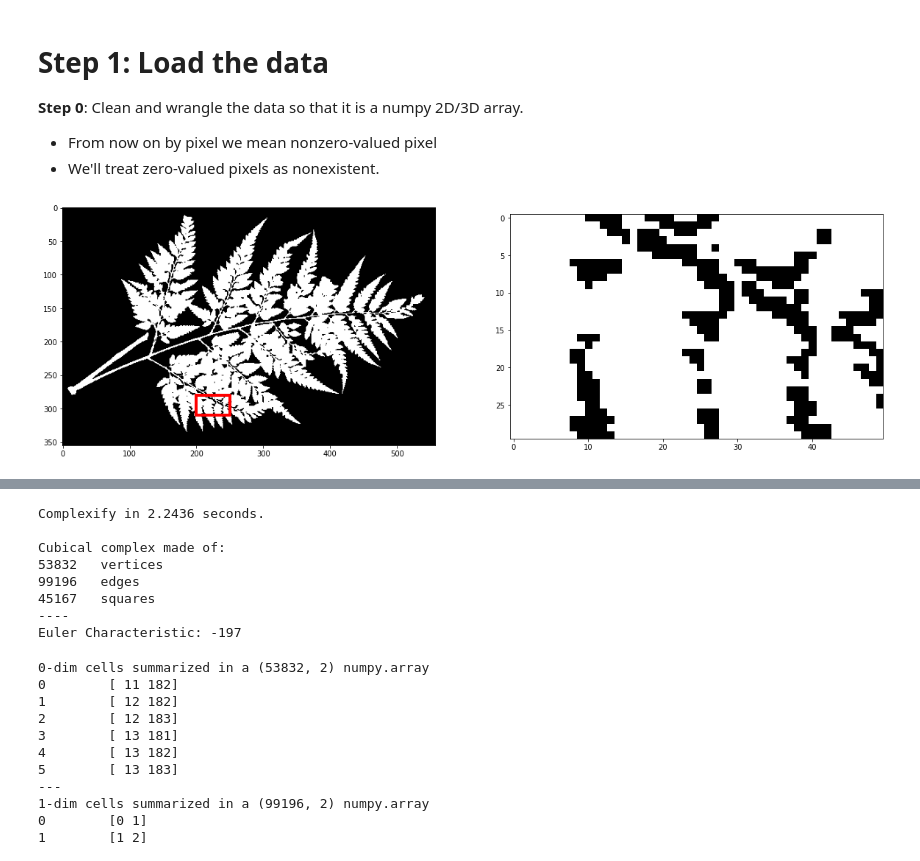
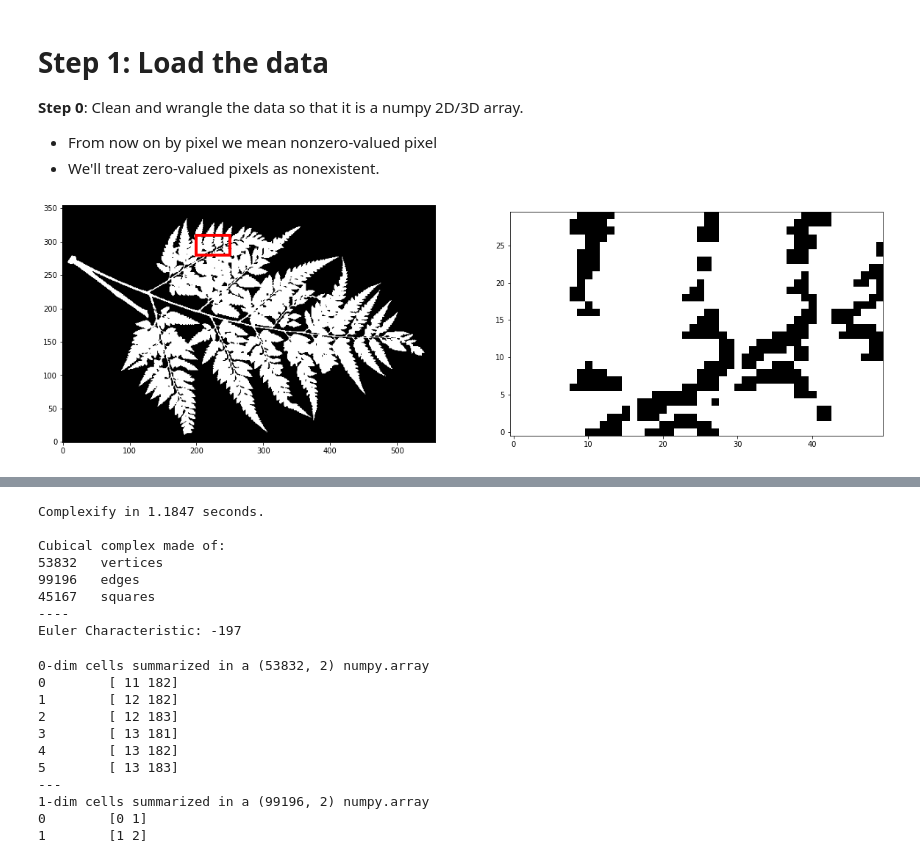
Before and after one commit to amezqui3/demeter, a Jupyter notebook: tutorial/nappn2022_shape_of_things_to_come.ipynb, the cells around one changed output, grey strips where cells are left out. Cells and saved outputs as stored; diff of their text form; code cells hidden in the pictures.

```diff
--- a/tutorial/nappn2022_shape_of_things_to_come.ipynb
+++ b/tutorial/nappn2022_shape_of_things_to_come.ipynb
@@ -565,15 +665,15 @@ import demeter.misc as misc
 - We'll treat zero-valued pixels as nonexistent.
 # %%
 leaf_file = '../example_data/leafbw.tif'
-leaf_img = tf.imread(leaf_file).T
+leaf_img = tf.imread(leaf_file)
 leaf_img[leaf_img > 0] = 1
 
 fig, ax = plt.subplots(1,2,figsize=(20,6))
-ax[0].imshow(leaf_img, cmap='gray');
+ax[0].imshow(leaf_img.T, cmap='gray', origin='lower');
 ax[0].plot([200,200,250,250,200], [280,310,310,280,280], c='red', lw=4);
-ax[1].imshow(leaf_img[280:310, 200:250], cmap='gray');
+ax[1].imshow(leaf_img.T[280:310, 200:250], cmap='gray', origin='lower');
 # %% [output]
-[figure, old version]
+[figure, new version]
 # %% [markdown]
 # Step 2: Complexify the image
 
@@ -601,7 +701,7 @@ print("Complexify in {:.4f} seconds.\n\nCubical complex made of:".format(toc-tic
 
 leaf.summary();
 # %% [output]
-Complexify in 2.2436 seconds.
+Complexify in 1.1847 seconds.
 
 Cubical complex made of:
 53832   vertices
```
Also changed, not shown: parts of 24 cells of this notebook.
